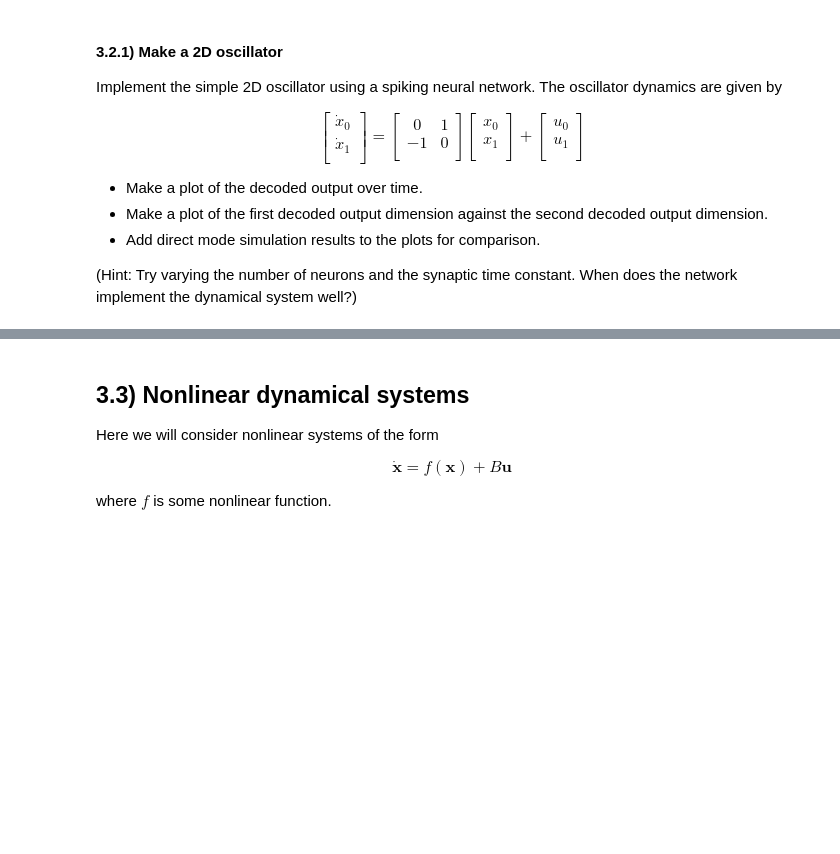
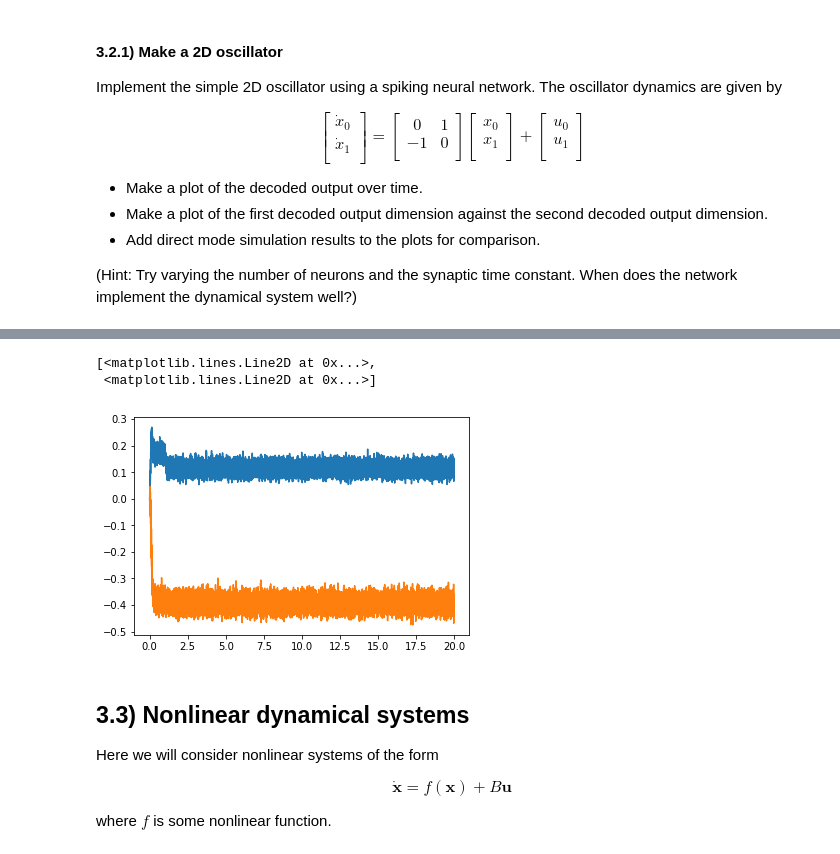
Before and after one commit to Quantumgame/EE207, a Jupyter notebook: Assignments/homework1-1/homework1/problem3.ipynb, the cells around one changed output, grey strips where cells are left out. Saved outputs shown, nothing was run; the diff lists cells and outputs as text; code cells hidden in the pictures; blank space fills up the shorter version.

```diff
--- a/Assignments/homework1-1/homework1/problem3.ipynb
+++ b/Assignments/homework1-1/homework1/problem3.ipynb
@@ -120,0 +199,39 @@ raise NotImplementedError()
+# %%
+# Use the following in your simulation
+T = 20.       # duration of simulation
+stim = piecewise({0:[1., 0.], 1.:[0., 0.]})  # input function to your network
+N = 100
+tau = 0.01
+
+model = nengo.Network()
+with model:
+    position = nengo.Ensemble(n_neurons = N,
+                        dimensions = 2
+                        )
+    inp = nengo.Node(stim)
+    nengo.Connection(inp, position, synapse = tau, function = lambda x: x*tau)
+    nengo.Connection(position, position, synapse = tau, transform = np.array([[1,1*tau],[-1*tau,1]]))
+    probe_out = nengo.Probe(position, synapse = tau)
+    probe_in = nengo.Probe(inp, synapse = tau)
+
+# model = nengo.Network()
+# with model:
+#     position = nengo.Ensemble(n_neurons = N,
+#                         dimensions = 2
+#                         )
+#     velocity = nengo.Ensemble(n_neurons = N,
+#                         dimensions = 2
+#                         )
+#     inp = nengo.Node(stim)
+#     nengo.Connection(inp, velocity)
+#     nengo.Connection(velocity, position, function = lambda x: x*tau)
+#     nengo.Connection(position, position, transform = np.array([[1,1*tau],[-1*tau,1]]))
+#     probe_out = nengo.Probe(position, synapse = tau)
+#     probe_in = nengo.Probe(inp, synapse = tau)
+
+with nengo.Simulator(model) as sim:
+    sim.run(T)
+
+plt.plot(sim.trange(), sim.data[probe_out])
+# plt.plot(sim.trange(), sim.data[probe_in])
+# %% [output]
@@ -121,3 +240,6 @@ raise NotImplementedError()
+[<matplotlib.lines.Line2D at 0x...>,
+ <matplotlib.lines.Line2D at 0x...>]
+[figure, added]
 # %% [markdown]
 ## 3.3) Nonlinear dynamical systems
 
```
Also changed, not shown: parts of 8 cells of this notebook.
